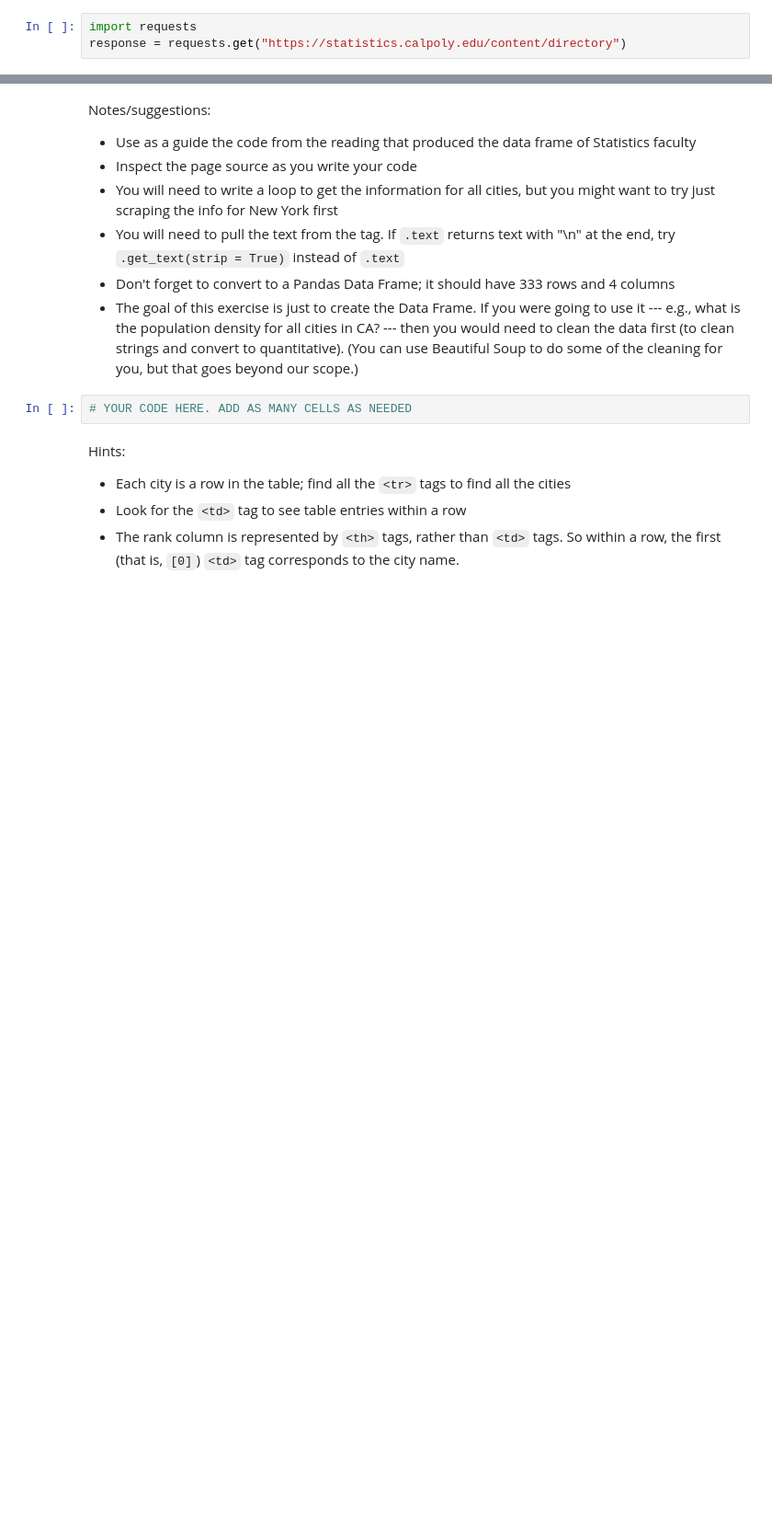
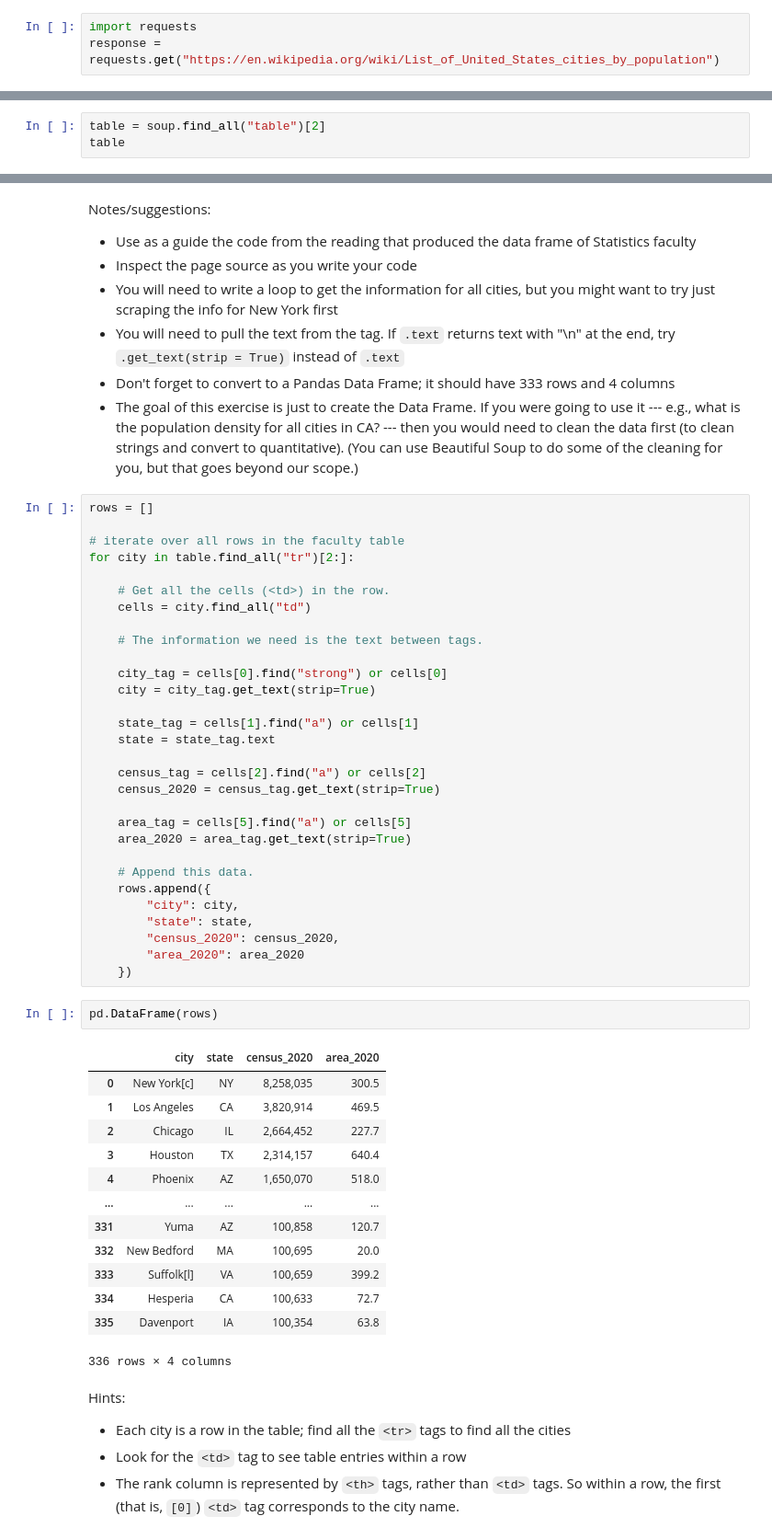
Before and after one commit to r-morag/Practice-Assignments, a Jupyter notebook: Practice_Activity_4_1_Webscraping.ipynb, the cells around one changed output, grey strips where cells are left out. Shown at 92% size. Drawn from its saved outputs; the diff is of its cells as text; blank space fills up the shorter version.

```diff
--- a/Practice_Activity_4_1_Webscraping.ipynb
+++ b/Practice_Activity_4_1_Webscraping.ipynb
@@ -14,7 +14,7 @@ Open the URL https://en.wikipedia.org/wiki/List_of_United_States_cities_by_popul
 Read in the HTML from the ULR using the `requests` library.
 # %%
 import requests
-response = requests.get("https://statistics.calpoly.edu/content/directory")
+response = requests.get("https://en.wikipedia.org/wiki/List_of_United_States_cities_by_population")
 # %% [markdown]
 Use Beautiful Soup to parse this string into a tree called `soup`
 # %%
@@ -54,0 +45,3 @@ table = soup.find_all("table",
+# %%
+table = soup.find_all("table")[2]
+table
@@ -63,8 +94,52 @@ Notes/suggestions:
 - You will need to pull the text from the tag. If `.text` returns text with "\n" at the end, try `.get_text(strip = True)` instead of `.text`
 - Don't forget to convert to a Pandas Data Frame; it should have 333 rows and 4 columns
 - The goal of this exercise is just to create the Data Frame. If you were going to use it --- e.g., what is the population density for all cities in CA? --- then you would need to clean the data first (to clean strings and convert to quantitative). (You can use Beautiful Soup to do some of the cleaning for you, but that goes beyond our scope.)
-# %%
-# YOUR CODE HERE. ADD AS MANY CELLS AS NEEDED
+# %%
+rows = []
+
+# iterate over all rows in the faculty table
+for city in table.find_all("tr")[2:]:
+
+    # Get all the cells (<td>) in the row.
+    cells = city.find_all("td")
+
+    # The information we need is the text between tags.
+
+    city_tag = cells[0].find("strong") or cells[0]
+    city = city_tag.get_text(strip=True)
+
+    state_tag = cells[1].find("a") or cells[1]
+    state = state_tag.text
+
+    census_tag = cells[2].find("a") or cells[2]
+    census_2020 = census_tag.get_text(strip=True)
+
+    area_tag = cells[5].find("a") or cells[5]
+    area_2020 = area_tag.get_text(strip=True)
+
+    # Append this data.
+    rows.append({
+        "city": city,
+        "state": state,
+        "census_2020": census_2020,
+        "area_2020": area_2020
+    })
+# %%
+pd.DataFrame(rows)
+# %% [output]
+|  | city | state | census_2020 | area_2020 |
+| 0 | New York[c] | NY | 8,258,035 | 300.5 |
+| 1 | Los Angeles | CA | 3,820,914 | 469.5 |
+| 2 | Chicago | IL | 2,664,452 | 227.7 |
+| 3 | Houston | TX | 2,314,157 | 640.4 |
+| 4 | Phoenix | AZ | 1,650,070 | 518.0 |
+| ... | ... | ... | ... | ... |
+| 331 | Yuma | AZ | 100,858 | 120.7 |
+| 332 | New Bedford | MA | 100,695 | 20.0 |
+| 333 | Suffolk[l] | VA | 100,659 | 399.2 |
+| 334 | Hesperia | CA | 100,633 | 72.7 |
+| 335 | Davenport | IA | 100,354 | 63.8 |
+336 rows × 4 columns
 # %% [markdown]
 Hints:
 
```
Also changed, not shown: parts of 15 cells of this notebook.
